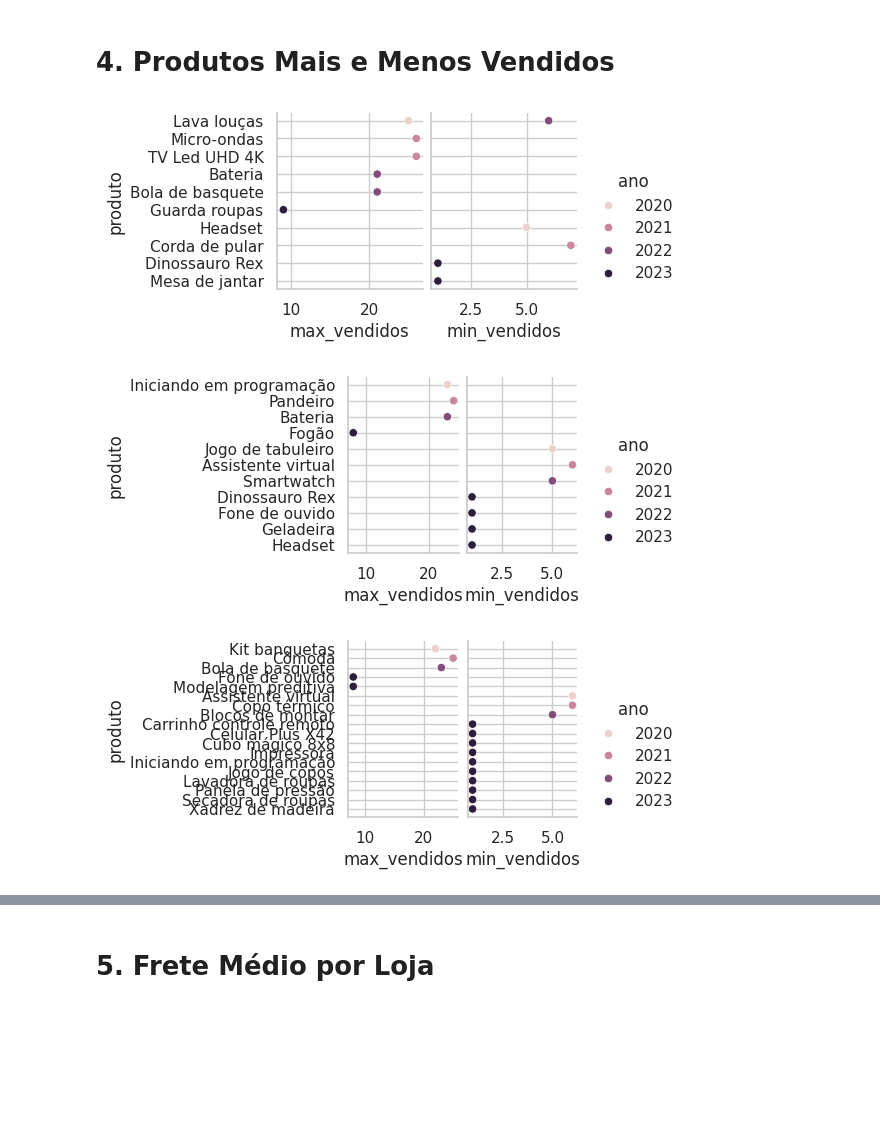
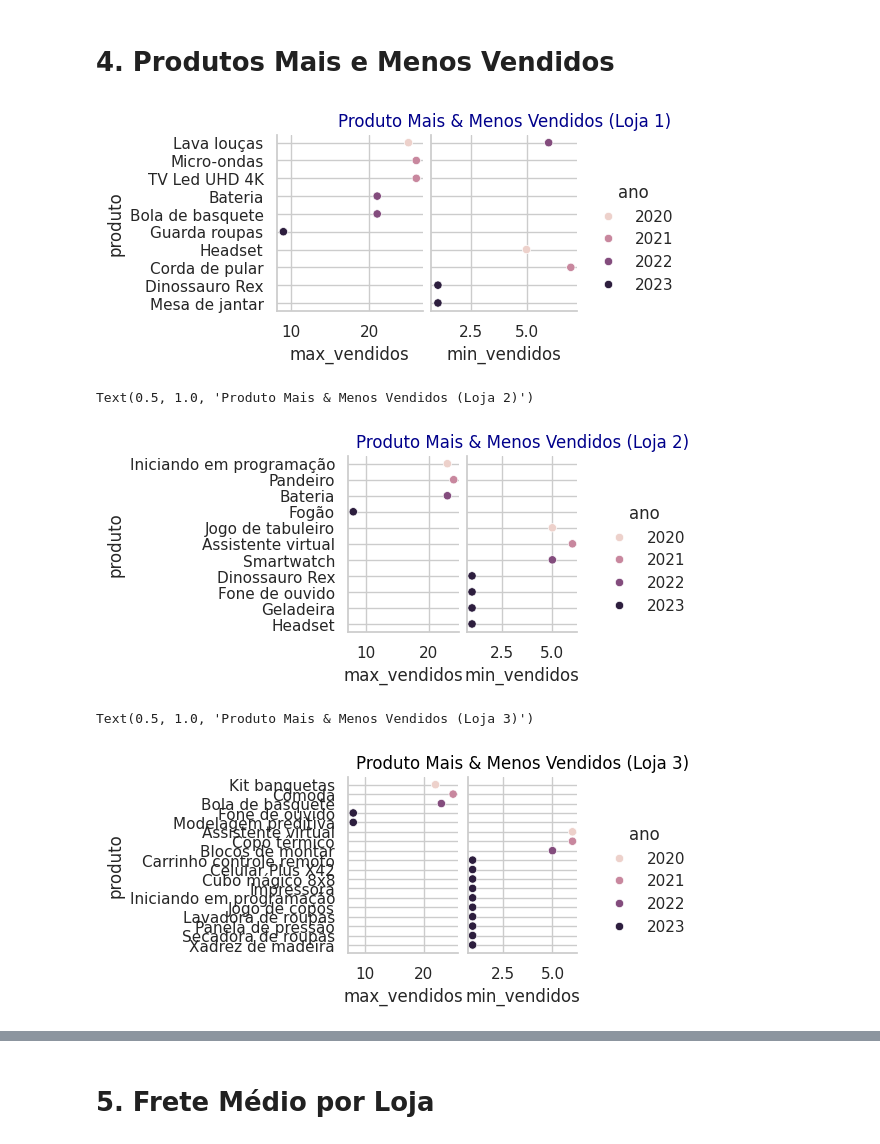
Before and after one commit to ton-oliveira/challenge1-data-science, a Jupyter notebook: AluraStoreBr.ipynb, the cells around one changed output, grey strips where cells are left out. Drawn from its saved outputs; the diff is of its cells as text; code cells hidden in the pictures; blank space fills up the shorter version.

```diff
--- a/AluraStoreBr.ipynb
+++ b/AluraStoreBr.ipynb
@@ -246,18 +197,27 @@ df_final_l3 = pd.concat([df_contagem_max.query('loja == "LOJA 03"'), df_contagem
 df_final_l4 = pd.concat([df_contagem_max.query('loja == "LOJA 04"'), df_contagem_min.query('loja == "LOJA 04"')], ignore_index=True)
 # %%
 ay_loja1 = sns.pairplot(df_final_l1, hue='ano', x_vars=['max_vendidos', 'min_vendidos'], y_vars='produto', kind='scatter' )
+
+plt.title('Produto Mais & Menos Vendidos (Loja 1)', fontsize=12, color='darkblue')
+plt.ylabel('Produto', fontsize=12)
+
 ay_loja1.figure.align_titles()
 # %% [output]
-[figure, old version]
+[figure, new version]
 # %%
 ay_loja2 = sns.pairplot(df_final_l2, hue='ano', x_vars=['max_vendidos', 'min_vendidos'], y_vars='produto' )
-#ay_loja2.figure.suptitle('LOJA 02')
 ay_loja2.figure.align_titles()
+
+plt.title('Produto Mais & Menos Vendidos (Loja 2)', fontsize=12, color='darkblue')
 # %% [output]
+Text(0.5, 1.0, 'Produto Mais & Menos Vendidos (Loja 2)')
-[figure, old version]
+[figure, new version]
 # %%
 ay_loja3 = sns.pairplot(df_final_l3, hue='ano', x_vars=['max_vendidos', 'min_vendidos'], y_vars='produto')
+
+plt.title('Produto Mais & Menos Vendidos (Loja 3)', fontsize=12, color='black')
 # %% [output]
+Text(0.5, 1.0, 'Produto Mais & Menos Vendidos (Loja 3)')
-[figure, old version]
+[figure, new version]
 # %%
 ay_loja4 = sns.pairplot(df_final_l4, hue='ano', x_vars=['max_vendidos', 'min_vendidos'], y_vars='produto')
```
Also changed, not shown: parts of 16 cells of this notebook.
